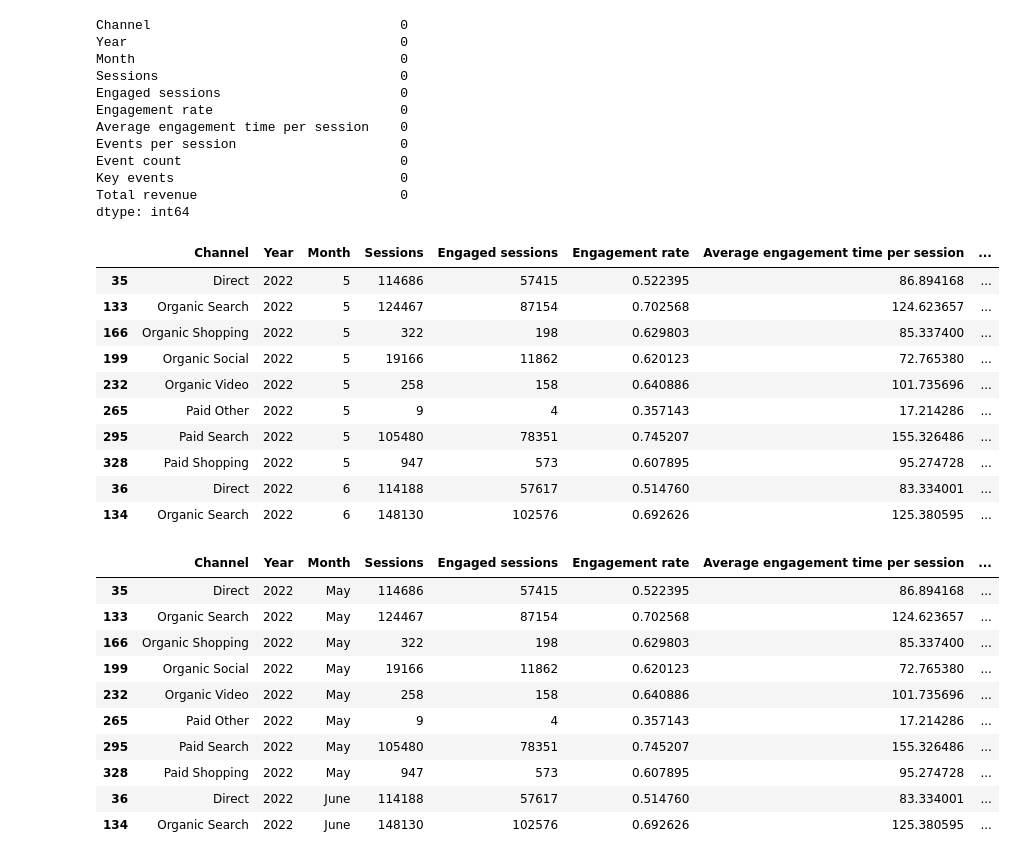
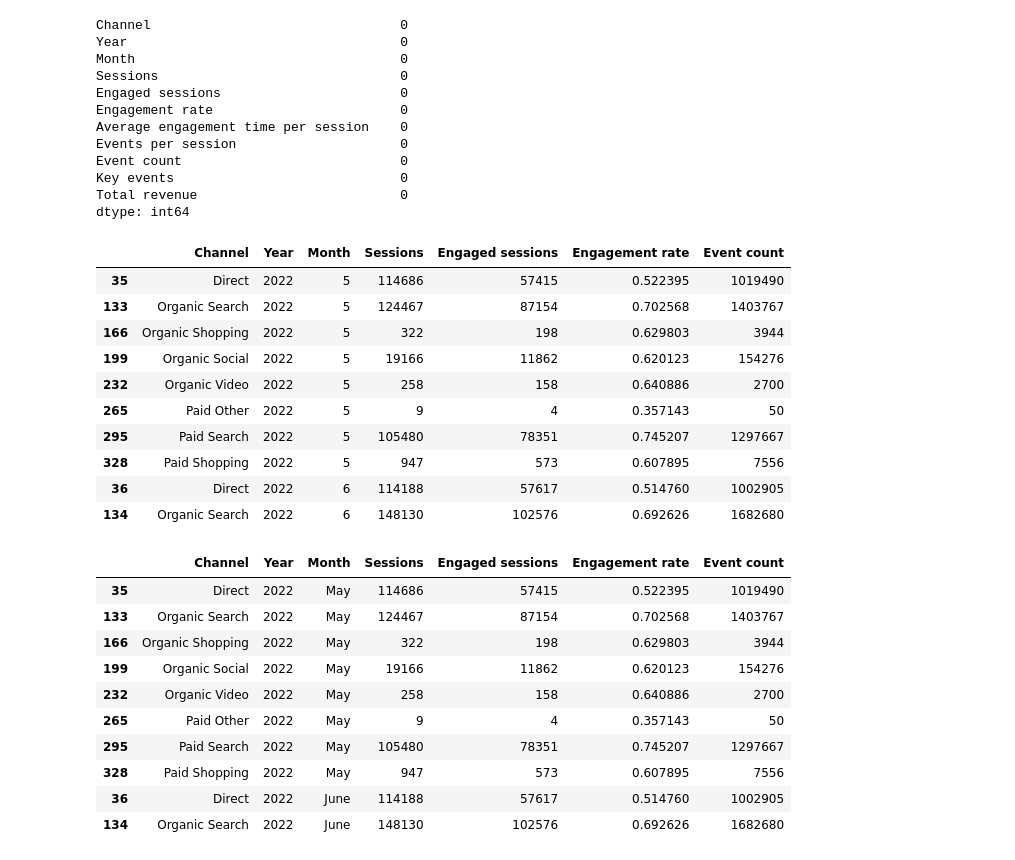
Before and after one commit to AdebolaShelby/ad-impact-analysis, a Jupyter notebook: ad-impact-analysis-cleaning.ipynb, the cells around one changed output. Saved outputs shown, nothing was run; the diff lists cells and outputs as text; code cells hidden in the pictures.

```diff
--- a/ad-impact-analysis-cleaning.ipynb
+++ b/ad-impact-analysis-cleaning.ipynb
@@ -343,29 +339,38 @@ Key events                             0
 Total revenue                          0
 dtype: int64
 # %%
-# drop the display, referral, sms, paid social, unassigned, affiliates, and email row under the channel column
+# Drop the columns not needed
+
+# drop the rows not display, referral, sms, paid social, unassigned, affiliates, and email row under the channel column
 aggregated_ga4_df = aggregated_ga4_df[aggregated_ga4_df['Channel'] != 'Display']
 aggregated_ga4_df = aggregated_ga4_df[aggregated_ga4_df['Channel'] != 'Email']
 aggregated_ga4_df = aggregated_ga4_df[aggregated_ga4_df['Channel'] != 'Referral']
 aggregated_ga4_df = aggregated_ga4_df[aggregated_ga4_df['Channel'] != 'SMS']
 aggregated_ga4_df = aggregated_ga4_df[aggregated_ga4_df['Channel'] != 'Paid Social']
 aggregated_ga4_df = aggregated_ga4_df[aggregated_ga4_df['Channel'] != 'Unassigned']
 aggregated_ga4_df = aggregated_ga4_df[aggregated_ga4_df['Channel'] != 'Affiliates']
 
+# Drop the total revenue, Average enagagement time per session, Event per session, and Key events column
+aggregated_ga4_df = aggregated_ga4_df.drop(columns=['Total revenue'])
+aggregated_ga4_df = aggregated_ga4_df.drop(columns=['Average engagement time per session'])
+aggregated_ga4_df = aggregated_ga4_df.drop(columns=['Events per session'])
+aggregated_ga4_df = aggregated_ga4_df.drop(columns=['Key events'])
+
+
 # Display the first 10 rows of the dataframe
 aggregated_ga4_df.head(10)
 # %% [output]
-|  | Channel | Year | Month | Sessions | Engaged sessions | Engagement rate | Average engagement time per session | ... |
-| 35 | Direct | 2022 | 5 | 114686 | 57415 | 0.522395 | 86.894168 | ... |
-| 133 | Organic Search | 2022 | 5 | 124467 | 87154 | 0.702568 | 124.623657 | ... |
-| 166 | Organic Shopping | 2022 | 5 | 322 | 198 | 0.629803 | 85.337400 | ... |
-| 199 | Organic Social | 2022 | 5 | 19166 | 11862 | 0.620123 | 72.765380 | ... |
-| 232 | Organic Video | 2022 | 5 | 258 | 158 | 0.640886 | 101.735696 | ... |
-| 265 | Paid Other | 2022 | 5 | 9 | 4 | 0.357143 | 17.214286 | ... |
-| 295 | Paid Search | 2022 | 5 | 105480 | 78351 | 0.745207 | 155.326486 | ... |
-| 328 | Paid Shopping | 2022 | 5 | 947 | 573 | 0.607895 | 95.274728 | ... |
-| 36 | Direct | 2022 | 6 | 114188 | 57617 | 0.514760 | 83.334001 | ... |
-| 134 | Organic Search | 2022 | 6 | 148130 | 102576 | 0.692626 | 125.380595 | ... |
+|  | Channel | Year | Month | Sessions | Engaged sessions | Engagement rate | Event count |
+| 35 | Direct | 2022 | 5 | 114686 | 57415 | 0.522395 | 1019490 |
+| 133 | Organic Search | 2022 | 5 | 124467 | 87154 | 0.702568 | 1403767 |
+| 166 | Organic Shopping | 2022 | 5 | 322 | 198 | 0.629803 | 3944 |
+| 199 | Organic Social | 2022 | 5 | 19166 | 11862 | 0.620123 | 154276 |
+| 232 | Organic Video | 2022 | 5 | 258 | 158 | 0.640886 | 2700 |
+| 265 | Paid Other | 2022 | 5 | 9 | 4 | 0.357143 | 50 |
+| 295 | Paid Search | 2022 | 5 | 105480 | 78351 | 0.745207 | 1297667 |
+| 328 | Paid Shopping | 2022 | 5 | 947 | 573 | 0.607895 | 7556 |
+| 36 | Direct | 2022 | 6 | 114188 | 57617 | 0.514760 | 1002905 |
+| 134 | Organic Search | 2022 | 6 | 148130 | 102576 | 0.692626 | 1682680 |
 # %%
 # change the month column to the name of the month
 aggregated_ga4_df['Month'] = aggregated_ga4_df['Month'].replace({
@@ -386,17 +391,17 @@ aggregated_ga4_df['Month'] = aggregated_ga4_df['Month'].replace({
 # Display the first 10 rows of the dataframe
 aggregated_ga4_df.head(10)
 # %% [output]
-|  | Channel | Year | Month | Sessions | Engaged sessions | Engagement rate | Average engagement time per session | ... |
-| 35 | Direct | 2022 | May | 114686 | 57415 | 0.522395 | 86.894168 | ... |
-| 133 | Organic Search | 2022 | May | 124467 | 87154 | 0.702568 | 124.623657 | ... |
-| 166 | Organic Shopping | 2022 | May | 322 | 198 | 0.629803 | 85.337400 | ... |
-| 199 | Organic Social | 2022 | May | 19166 | 11862 | 0.620123 | 72.765380 | ... |
-| 232 | Organic Video | 2022 | May | 258 | 158 | 0.640886 | 101.735696 | ... |
-| 265 | Paid Other | 2022 | May | 9 | 4 | 0.357143 | 17.214286 | ... |
-| 295 | Paid Search | 2022 | May | 105480 | 78351 | 0.745207 | 155.326486 | ... |
-| 328 | Paid Shopping | 2022 | May | 947 | 573 | 0.607895 | 95.274728 | ... |
-| 36 | Direct | 2022 | June | 114188 | 57617 | 0.514760 | 83.334001 | ... |
-| 134 | Organic Search | 2022 | June | 148130 | 102576 | 0.692626 | 125.380595 | ... |
+|  | Channel | Year | Month | Sessions | Engaged sessions | Engagement rate | Event count |
+| 35 | Direct | 2022 | May | 114686 | 57415 | 0.522395 | 1019490 |
+| 133 | Organic Search | 2022 | May | 124467 | 87154 | 0.702568 | 1403767 |
+| 166 | Organic Shopping | 2022 | May | 322 | 198 | 0.629803 | 3944 |
+| 199 | Organic Social | 2022 | May | 19166 | 11862 | 0.620123 | 154276 |
+| 232 | Organic Video | 2022 | May | 258 | 158 | 0.640886 | 2700 |
+| 265 | Paid Other | 2022 | May | 9 | 4 | 0.357143 | 50 |
+| 295 | Paid Search | 2022 | May | 105480 | 78351 | 0.745207 | 1297667 |
+| 328 | Paid Shopping | 2022 | May | 947 | 573 | 0.607895 | 7556 |
+| 36 | Direct | 2022 | June | 114188 | 57617 | 0.514760 | 1002905 |
+| 134 | Organic Search | 2022 | June | 148130 | 102576 | 0.692626 | 1682680 |
 # %%
 # save cleaned ga4 data to a csv file
 aggregated_ga4_df.to_csv('Resources/cleaned_google_analytics_data.csv', index=False)
```
Also changed, not shown: parts of 9 cells of this notebook, 2 other files.
